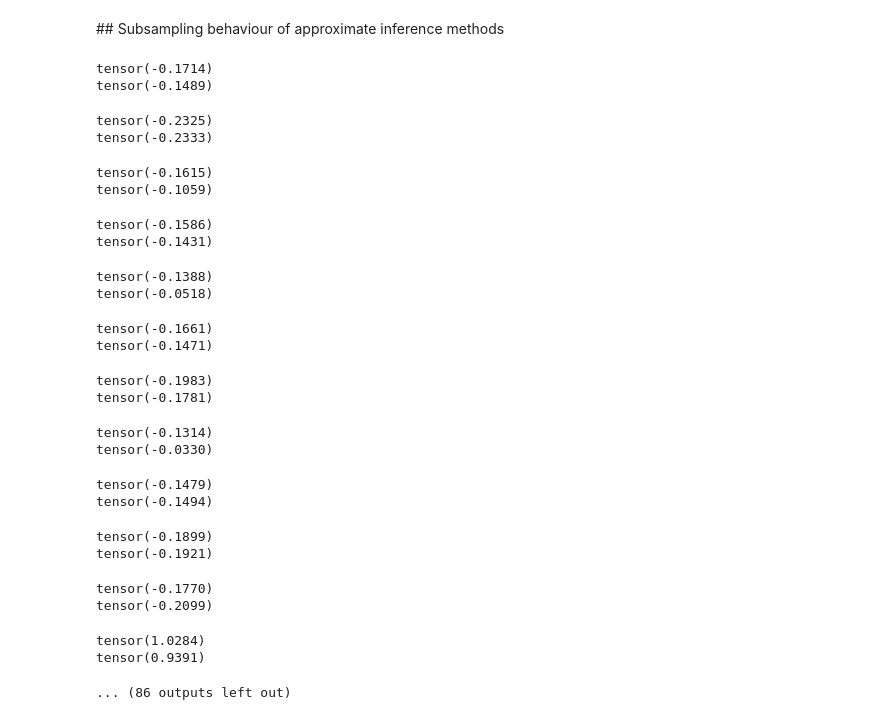
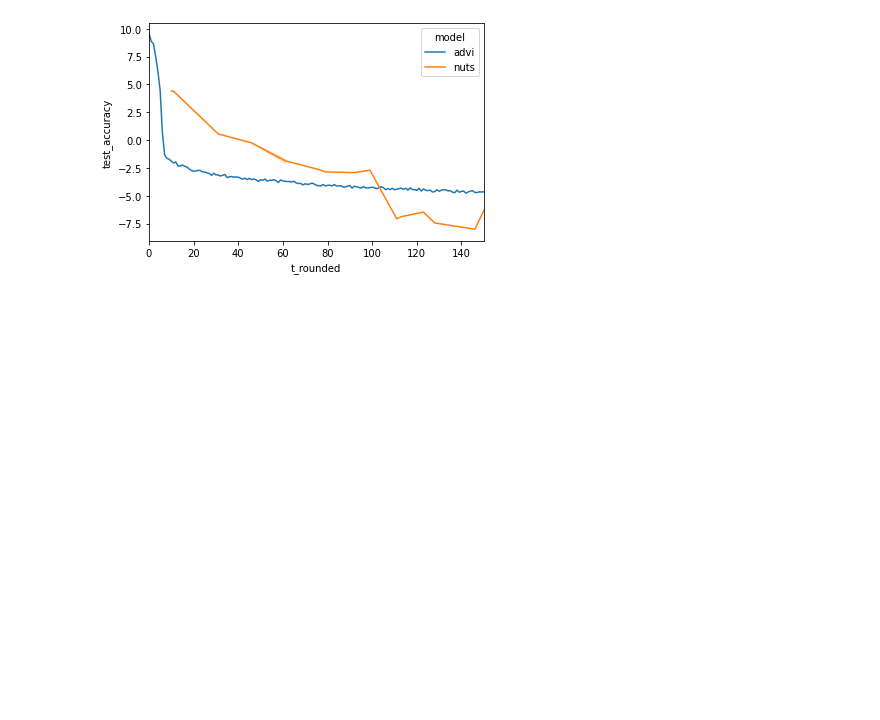
Before and after one commit to lorenzkuhn/advi, a Jupyter notebook: ARD.ipynb, the cells around one changed output. Saved outputs shown, nothing was run; the diff lists cells and outputs as text; code cells hidden in the pictures; blank space fills up the shorter version.

```diff
--- a/ARD.ipynb
+++ b/ARD.ipynb
@@ -275,2 +248,0 @@ Text(0, 0.5, 'Average log predictive MSE')
-# %% [markdown]
-## Subsampling behaviour of approximate inference methods
@@ -282,64 +249,7 @@ dataloader = DataLoader(dataset, batch_size=10)
-# %%
-nuts_kernel = NUTS(model, jit_compile=False, step_size=0.5)
-num_samples = 200
-
-mcmc = MCMC(
-    nuts_kernel,
-    num_samples=num_samples,
-    warmup_steps=0,
-    num_chains=1,
-)
-
-
-mcmc_step_ids = []
-mcmc_average_test_log_accuracy = []
-
-mse_loss = torch.nn.MSELoss()
-
-
-for i in range(1):
-
-  for x, y in dataloader:
-    mcmc.run(x, y)
-    #mcmc.summary(prob=0.5)
-    #diagnostics = mcmc.diagnostics()
-
-    samples = mcmc.get_samples()
-    mcmc_predictive = Predictive(model, samples)
-
-    test_obs = mcmc_predictive(x_test, None)['obs']
-    train_obs = mcmc_predictive(x_train, None)['obs']
-
-
-    average_test_log_accuracy = torch.mean(torch.log(mse_loss(test_obs, torch.tile(np.squeeze(y_test), (len(test_obs), 1)))))
-    average_train_log_accuracy = torch.mean(torch.log(mse_loss(train_obs, torch.tile(np.squeeze(y_train), (len(train_obs), 1)))))
-    print(average_train_log_accuracy)
-    print(average_test_log_accuracy)
-    mcmc_step_ids.append(i*num_samples)
-    mcmc_average_test_log_accuracy.append(average_test_log_accuracy)
-# %% [output]
-tensor(-0.1714)
-tensor(-0.1489)
-tensor(-0.2325)
-tensor(-0.2333)
-tensor(-0.1615)
-tensor(-0.1059)
-tensor(-0.1586)
-tensor(-0.1431)
-tensor(-0.1388)
-tensor(-0.0518)
-tensor(-0.1661)
-tensor(-0.1471)
-tensor(-0.1983)
-tensor(-0.1781)
-tensor(-0.1314)
-tensor(-0.0330)
-tensor(-0.1479)
-tensor(-0.1494)
-tensor(-0.1899)
-tensor(-0.1921)
-tensor(-0.1770)
-tensor(-0.2099)
-tensor(1.0284)
-tensor(0.9391)
-... (86 outputs left out)
+# %%
+fig, ax = plt.subplots()
+sns.lineplot(data = output, x = 't_rounded', y = 'test_accuracy', hue = 'model')
+ax.set_xlim(0, 150)
+plt.show()
+# %% [output]
+[figure, added]
```
Also changed, not shown: parts of 14 cells of this notebook.
